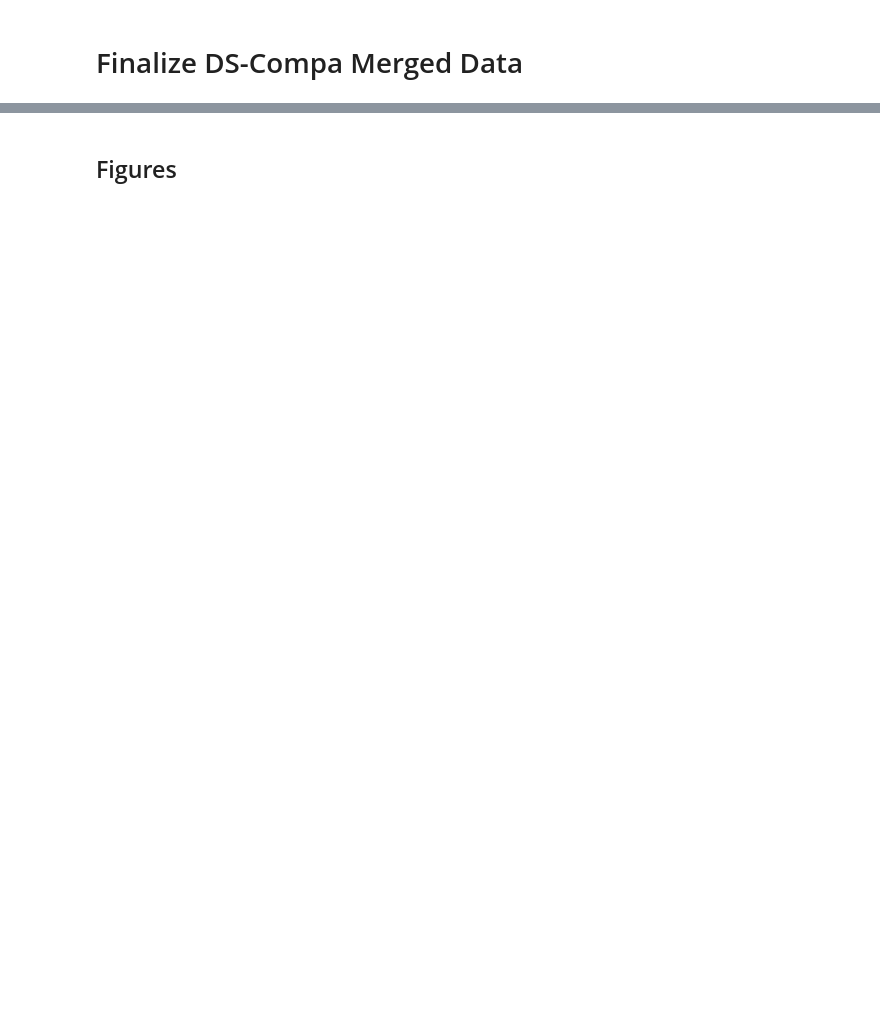
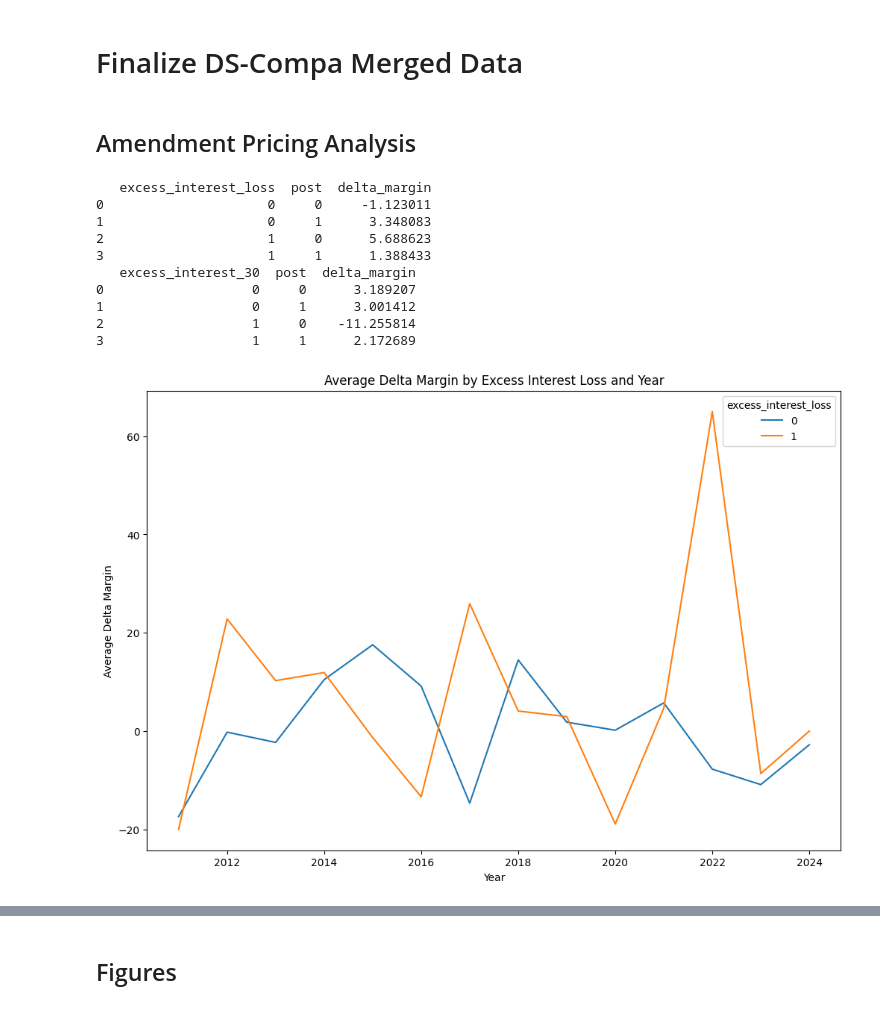
Before and after one commit to zirui-song/interest-deductibility-and-debt-contracting, a Jupyter notebook: Dealscan_Analysis.ipynb, the cells around one changed output, grey strips where cells are left out. Saved outputs shown, nothing was run; the diff lists cells and outputs as text; code cells hidden in the pictures; blank space fills up the shorter version.

```diff
--- a/Dealscan_Analysis.ipynb
+++ b/Dealscan_Analysis.ipynb
@@ -489,7 +485,0 @@ plt.savefig(os.path.join(overleaf_dir, 'Figures/ds_count_full_sample.png'))
-# %%
-# generate term_loan = 1 if the text "Term Loan" appears in tranche type
-dealscan_data['term_loan'] = dealscan_data['tranche_type'].str.contains("Term Loan", case=False, na=False).astype(int)
-dealscan_data['revolver'] = dealscan_data['tranche_type'].str.contains("Revolver", case=False, na=False).astype(int)
-
-# keep only term_loan or revolver
-dealscan_data = dealscan_data[(dealscan_data['term_loan'] == 1) | (dealscan_data['revolver'] == 1)]
@@ -746,6 +662,12 @@ tranche_level_ds_compa = dealscan_comp_crspa_merged.groupby(['lpc_tranche_id']).
     'excess_interest_loss_prev_3yr': 'first',
     'excess_interest_30_prev_5yr': 'first',
     'excess_interest_loss_prev_5yr': 'first',
+    'excess_interest_30_next_1yr': 'first',
+    'excess_interest_loss_next_1yr': 'first',
+    'excess_interest_30_next_3yr': 'first',
+    'excess_interest_loss_next_3yr': 'first',
+    'excess_interest_30_next_5yr': 'first',
+    'excess_interest_loss_next_5yr': 'first',
     'financial_deficit': 'first',
     'immediate_depletion': 'first',
     'intan': 'first',
@@ -770,3 +692,5 @@ tranche_level_ds_compa = dealscan_comp_crspa_merged.groupby(['lpc_tranche_id']).
     'delta_dcf': 'first',
     'ipodate': 'first',
 }).reset_index()
+# %% [markdown]
+## Amendment Pricing Analysis
@@ -772,0 +700,53 @@ tranche_level_ds_compa = dealscan_comp_crspa_merged.groupby(['lpc_tranche_id']).
+# %%
+# NEW from Dec 18th (Merge with Amendments Info)
+# Merge with amendments info
+delta_margin = tranche_level_ds_compa.merge(ds_delta_margin, how='inner', on=['lpc_tranche_id'])
+# %%
+# collapse data down to excess_interest_loss and year level and keep average delta_margin
+treat_delta_margin = delta_margin.groupby(['excess_interest_loss', 'year']).agg({
+    'delta_margin': 'mean',
+}).reset_index()
+treat_delta_margin_30 = delta_margin.groupby(['excess_interest_30', 'year']).agg({
+    'delta_margin': 'mean',
+}).reset_index()
+
+# collapse data down to excess_interest_loss and year level and keep average excess_interest_30
+treat_post_delta_margin = delta_margin.groupby(['excess_interest_loss', 'post']).agg({
+    'delta_margin': 'mean',
+}).reset_index()
+treat_post_delta_margin_30 = delta_margin.groupby(['excess_interest_30', 'post']).agg({
+    'delta_margin': 'mean',
+}).reset_index()
+
+# print the average delta_margin by excess_interest_loss and post
+print(treat_post_delta_margin)
+
+# print the average delta_margin by excess_interest_loss and post
+print(treat_post_delta_margin_30)
+
+# plot the average delta_margin by excess_interest_loss and year
+plt.figure(figsize=(12, 8))
+sns.lineplot(data=treat_delta_margin, x='year', y='delta_margin', hue='excess_interest_loss')
+plt.title('Average Delta Margin by Excess Interest Loss and Year')
+plt.xlabel('Year')
+plt.ylabel('Average Delta Margin')
+plt.savefig(f"{overleaf_dir}/average_delta_margin_excess_interest_loss_year.png")
+# plot the average delta_margin by excess_interest_loss and post
+plt.figure(figsize=(12, 8))
+sns.lineplot(data=treat_delta_margin_30, x='year', y='delta_margin', hue='excess_interest_30')
+plt.title('Average Delta Margin by Excess Interest 30%')
+plt.xlabel('Year')
+plt.ylabel('Average Delta Margin')
+plt.savefig(f"{overleaf_dir}/average_delta_margin_excess_interest_30_year.png")
+# %% [output]
+   excess_interest_loss  post  delta_margin
+0                     0     0     -1.123011
+1                     0     1      3.348083
+2                     1     0      5.688623
+3                     1     1      1.388433
+   excess_interest_30  post  delta_margin
+0                   0     0      3.189207
+1                   0     1      3.001412
+2                   1     0    -11.255814
+3                   1     1      2.172689
+[figure, added]
```
Also changed, not shown: parts of 46 cells of this notebook, 4 other files.
